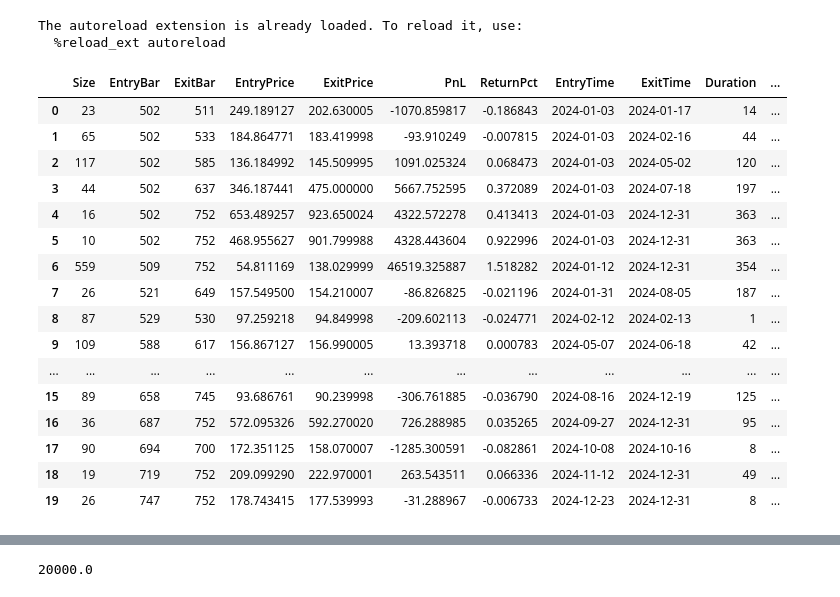
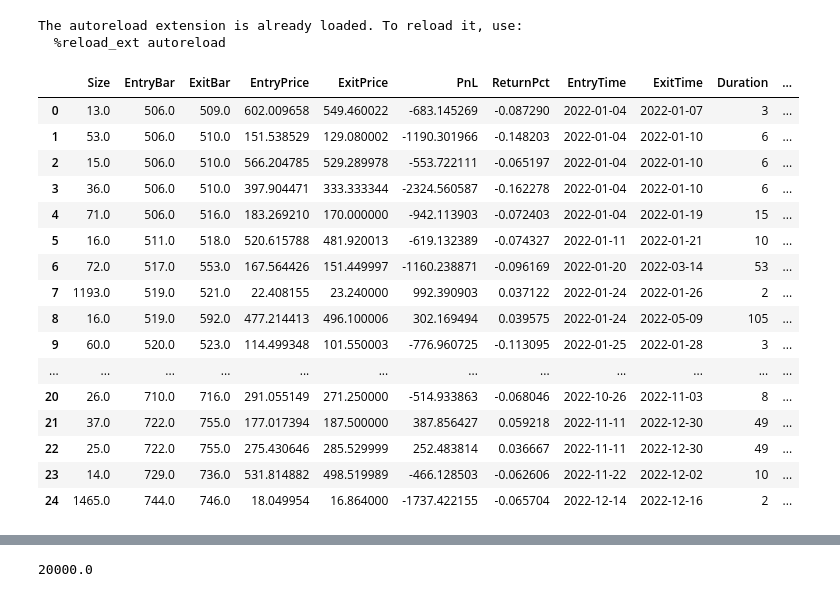
Before and after one commit to Zino-ctrlZ/QuantTools, a Jupyter notebook: EventDriven/demos/backtestClean.ipynb, the cells around one changed output, grey strips where cells are left out. Drawn from its saved outputs; the diff is of its cells as text; code cells hidden in the pictures.

```diff
--- a/EventDriven/demos/backtestClean.ipynb
+++ b/EventDriven/demos/backtestClean.ipynb
@@ -35,32 +35,32 @@ thetadata_start = '2021-01-01'
 # %%
 import json
 pd.set_option('display.max_columns', 100)
 pd.set_option('display.max_rows', 100)
-key = 11
+key = 9
 with open(f'../input/profitable_weights_{key}.json', 'r') as f:
     weights = json.load(f)
 ttrades__ = pd.read_csv(f'../input/profitable_trades_{key}.csv').iloc[:, 1:]
 ttrades__['Duration'] = ttrades__.Duration.apply(lambda x: int(x.split(' ')[0]))
 # ttrades__ = ttrades__[ttrades__.Duration>0]
 ttrades__#.Ticker.unique()
 # %% [output]
 |  | Size | EntryBar | ExitBar | EntryPrice | ExitPrice | PnL | ReturnPct | EntryTime | ExitTime | Duration | ... |
-| 0 | 23 | 502 | 511 | 249.189127 | 202.630005 | -1070.859817 | -0.186843 | 2024-01-03 | 2024-01-17 | 14 | ... |
-| 1 | 65 | 502 | 533 | 184.864771 | 183.419998 | -93.910249 | -0.007815 | 2024-01-03 | 2024-02-16 | 44 | ... |
-| 2 | 117 | 502 | 585 | 136.184992 | 145.509995 | 1091.025324 | 0.068473 | 2024-01-03 | 2024-05-02 | 120 | ... |
-| 3 | 44 | 502 | 637 | 346.187441 | 475.000000 | 5667.752595 | 0.372089 | 2024-01-03 | 2024-07-18 | 197 | ... |
-| 4 | 16 | 502 | 752 | 653.489257 | 923.650024 | 4322.572278 | 0.413413 | 2024-01-03 | 2024-12-31 | 363 | ... |
-| 5 | 10 | 502 | 752 | 468.955627 | 901.799988 | 4328.443604 | 0.922996 | 2024-01-03 | 2024-12-31 | 363 | ... |
-| 6 | 559 | 509 | 752 | 54.811169 | 138.029999 | 46519.325887 | 1.518282 | 2024-01-12 | 2024-12-31 | 354 | ... |
-| 7 | 26 | 521 | 649 | 157.549500 | 154.210007 | -86.826825 | -0.021196 | 2024-01-31 | 2024-08-05 | 187 | ... |
-| 8 | 87 | 529 | 530 | 97.259218 | 94.849998 | -209.602113 | -0.024771 | 2024-02-12 | 2024-02-13 | 1 | ... |
-| 9 | 109 | 588 | 617 | 156.867127 | 156.990005 | 13.393718 | 0.000783 | 2024-05-07 | 2024-06-18 | 42 | ... |
+| 0 | 13.0 | 506.0 | 509.0 | 602.009658 | 549.460022 | -683.145269 | -0.087290 | 2022-01-04 | 2022-01-07 | 3 | ... |
+| 1 | 53.0 | 506.0 | 510.0 | 151.538529 | 129.080002 | -1190.301966 | -0.148203 | 2022-01-04 | 2022-01-10 | 6 | ... |
+| 2 | 15.0 | 506.0 | 510.0 | 566.204785 | 529.289978 | -553.722111 | -0.065197 | 2022-01-04 | 2022-01-10 | 6 | ... |
+| 3 | 36.0 | 506.0 | 510.0 | 397.904471 | 333.333344 | -2324.560587 | -0.162278 | 2022-01-04 | 2022-01-10 | 6 | ... |
+| 4 | 71.0 | 506.0 | 516.0 | 183.269210 | 170.000000 | -942.113903 | -0.072403 | 2022-01-04 | 2022-01-19 | 15 | ... |
+| 5 | 16.0 | 511.0 | 518.0 | 520.615788 | 481.920013 | -619.132389 | -0.074327 | 2022-01-11 | 2022-01-21 | 10 | ... |
+| 6 | 72.0 | 517.0 | 553.0 | 167.564426 | 151.449997 | -1160.238871 | -0.096169 | 2022-01-20 | 2022-03-14 | 53 | ... |
+| 7 | 1193.0 | 519.0 | 521.0 | 22.408155 | 23.240000 | 992.390903 | 0.037122 | 2022-01-24 | 2022-01-26 | 2 | ... |
+| 8 | 16.0 | 519.0 | 592.0 | 477.214413 | 496.100006 | 302.169494 | 0.039575 | 2022-01-24 | 2022-05-09 | 105 | ... |
+| 9 | 60.0 | 520.0 | 523.0 | 114.499348 | 101.550003 | -776.960725 | -0.113095 | 2022-01-25 | 2022-01-28 | 3 | ... |
 | ... | ... | ... | ... | ... | ... | ... | ... | ... | ... | ... | ... |
-| 15 | 89 | 658 | 745 | 93.686761 | 90.239998 | -306.761885 | -0.036790 | 2024-08-16 | 2024-12-19 | 125 | ... |
-| 16 | 36 | 687 | 752 | 572.095326 | 592.270020 | 726.288985 | 0.035265 | 2024-09-27 | 2024-12-31 | 95 | ... |
-| 17 | 90 | 694 | 700 | 172.351125 | 158.070007 | -1285.300591 | -0.082861 | 2024-10-08 | 2024-10-16 | 8 | ... |
-| 18 | 19 | 719 | 752 | 209.099290 | 222.970001 | 263.543511 | 0.066336 | 2024-11-12 | 2024-12-31 | 49 | ... |
-| 19 | 26 | 747 | 752 | 178.743415 | 177.539993 | -31.288967 | -0.006733 | 2024-12-23 | 2024-12-31 | 8 | ... |
+| 20 | 26.0 | 710.0 | 716.0 | 291.055149 | 271.250000 | -514.933863 | -0.068046 | 2022-10-26 | 2022-11-03 | 8 | ... |
+| 21 | 37.0 | 722.0 | 755.0 | 177.017394 | 187.500000 | 387.856427 | 0.059218 | 2022-11-11 | 2022-12-30 | 49 | ... |
+| 22 | 25.0 | 722.0 | 755.0 | 275.430646 | 285.529999 | 252.483814 | 0.036667 | 2022-11-11 | 2022-12-30 | 49 | ... |
+| 23 | 14.0 | 729.0 | 736.0 | 531.814882 | 498.519989 | -466.128503 | -0.062606 | 2022-11-22 | 2022-12-02 | 10 | ... |
+| 24 | 1465.0 | 744.0 | 746.0 | 18.049954 | 16.864000 | -1737.422155 | -0.065704 | 2022-12-14 | 2022-12-16 | 2 | ... |
 # %%
 trades_ = ttrades__.copy()
 trades_
```
Also changed, not shown: parts of 17 cells of this notebook, 25 other files.
